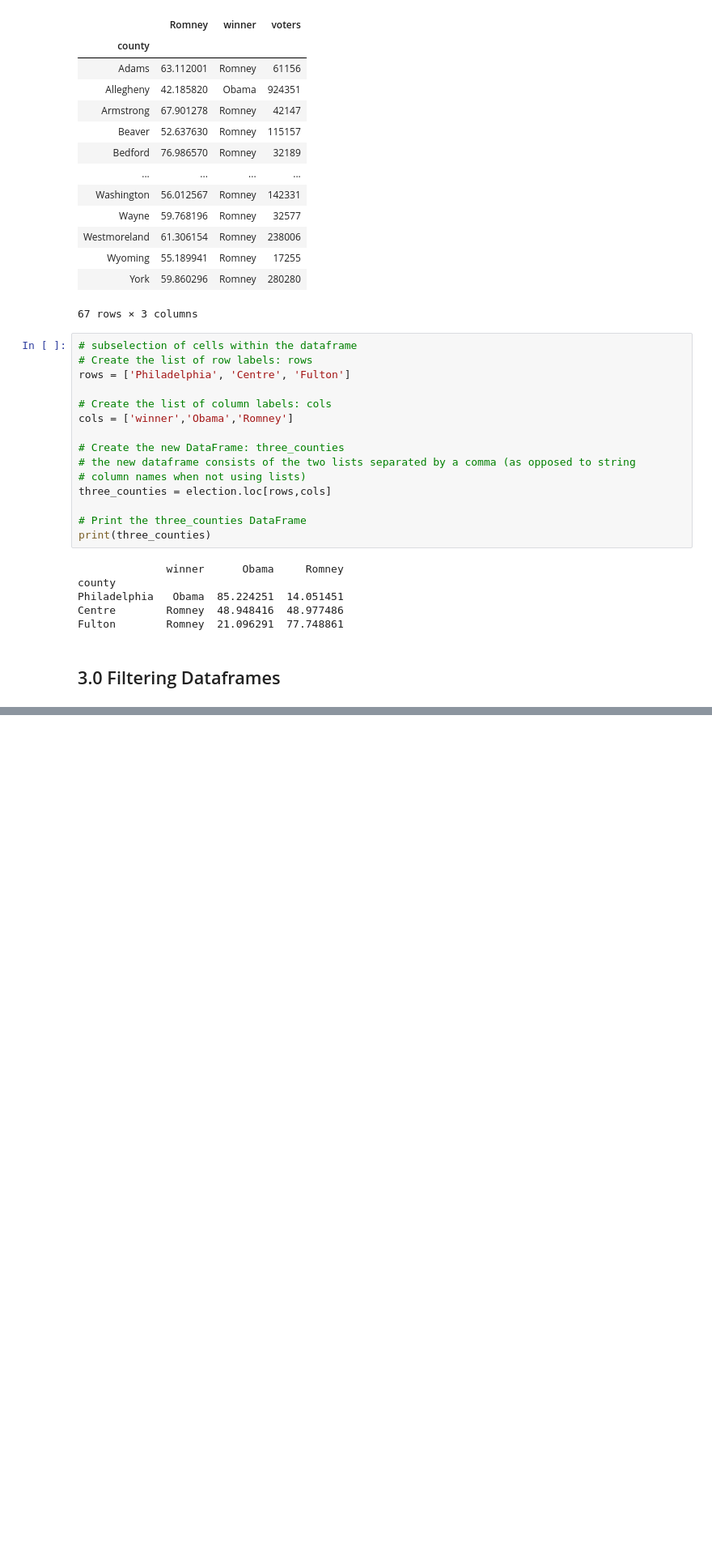
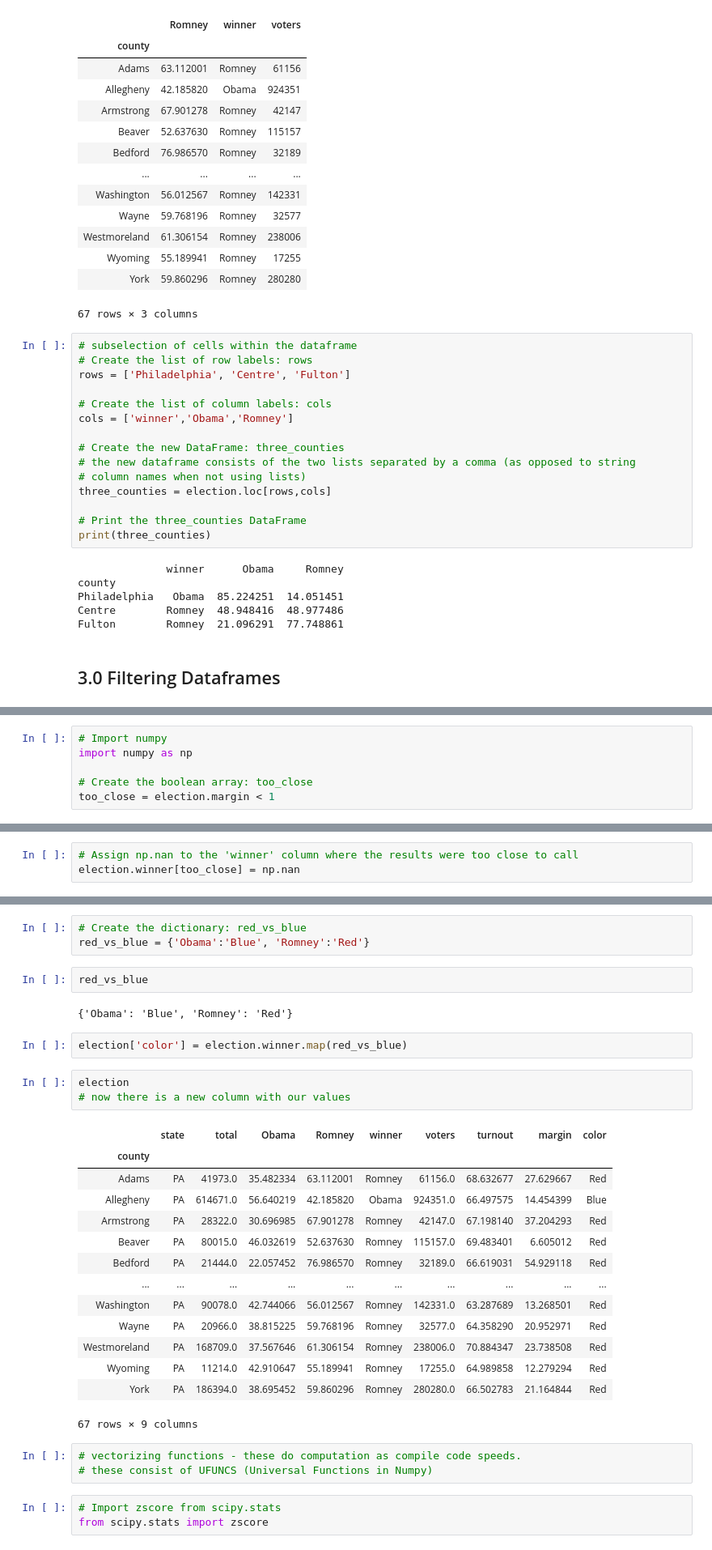
Before and after one commit to afminmax/DC-Data-Scientist-Lessons, a Jupyter notebook: 9-Dataframes with Pandas/df-pandas-1.ipynb, the cells around one changed output, grey strips where cells are left out. Shown at 81% size. Saved outputs shown, nothing was run; the diff lists cells and outputs as text; blank space fills up the shorter version.

```diff
--- a/9-Dataframes with Pandas/df-pandas-1.ipynb
+++ b/9-Dataframes with Pandas/df-pandas-1.ipynb
@@ -104,0 +147,6 @@ Fulton        Romney  21.096291  77.748861
+# %%
+# Import numpy
+import numpy as np
+
+# Create the boolean array: too_close
+too_close = election.margin < 1
@@ -104,0 +169,3 @@ Fulton        Romney  21.096291  77.748861
+# %%
+# Assign np.nan to the 'winner' column where the results were too close to call
+election.winner[too_close] = np.nan
@@ -104,0 +222,33 @@ Fulton        Romney  21.096291  77.748861
+# %%
+# Create the dictionary: red_vs_blue
+red_vs_blue = {'Obama':'Blue', 'Romney':'Red'}
+# %%
+red_vs_blue
+# %% [output]
+{'Obama': 'Blue', 'Romney': 'Red'}
+# %%
+election['color'] = election.winner.map(red_vs_blue)
+# %%
+election
+# now there is a new column with our values
+# %% [output]
+|  | state | total | Obama | Romney | winner | voters | turnout | margin | color |
+| county |  |  |  |  |  |  |  |  |  |
+| Adams | PA | 41973.0 | 35.482334 | 63.112001 | Romney | 61156.0 | 68.632677 | 27.629667 | Red |
+| Allegheny | PA | 614671.0 | 56.640219 | 42.185820 | Obama | 924351.0 | 66.497575 | 14.454399 | Blue |
+| Armstrong | PA | 28322.0 | 30.696985 | 67.901278 | Romney | 42147.0 | 67.198140 | 37.204293 | Red |
+| Beaver | PA | 80015.0 | 46.032619 | 52.637630 | Romney | 115157.0 | 69.483401 | 6.605012 | Red |
+| Bedford | PA | 21444.0 | 22.057452 | 76.986570 | Romney | 32189.0 | 66.619031 | 54.929118 | Red |
+| ... | ... | ... | ... | ... | ... | ... | ... | ... | ... |
+| Washington | PA | 90078.0 | 42.744066 | 56.012567 | Romney | 142331.0 | 63.287689 | 13.268501 | Red |
+| Wayne | PA | 20966.0 | 38.815225 | 59.768196 | Romney | 32577.0 | 64.358290 | 20.952971 | Red |
+| Westmoreland | PA | 168709.0 | 37.567646 | 61.306154 | Romney | 238006.0 | 70.884347 | 23.738508 | Red |
+| Wyoming | PA | 11214.0 | 42.910647 | 55.189941 | Romney | 17255.0 | 64.989858 | 12.279294 | Red |
+| York | PA | 186394.0 | 38.695452 | 59.860296 | Romney | 280280.0 | 66.502783 | 21.164844 | Red |
+67 rows × 9 columns
+# %%
+# vectorizing functions - these do computation as compile code speeds.
+# these consist of UFUNCS (Universal Functions in Numpy)
+# %%
+# Import zscore from scipy.stats
+from scipy.stats import zscore
```
Also changed, not shown: parts of 12 cells of this notebook.
